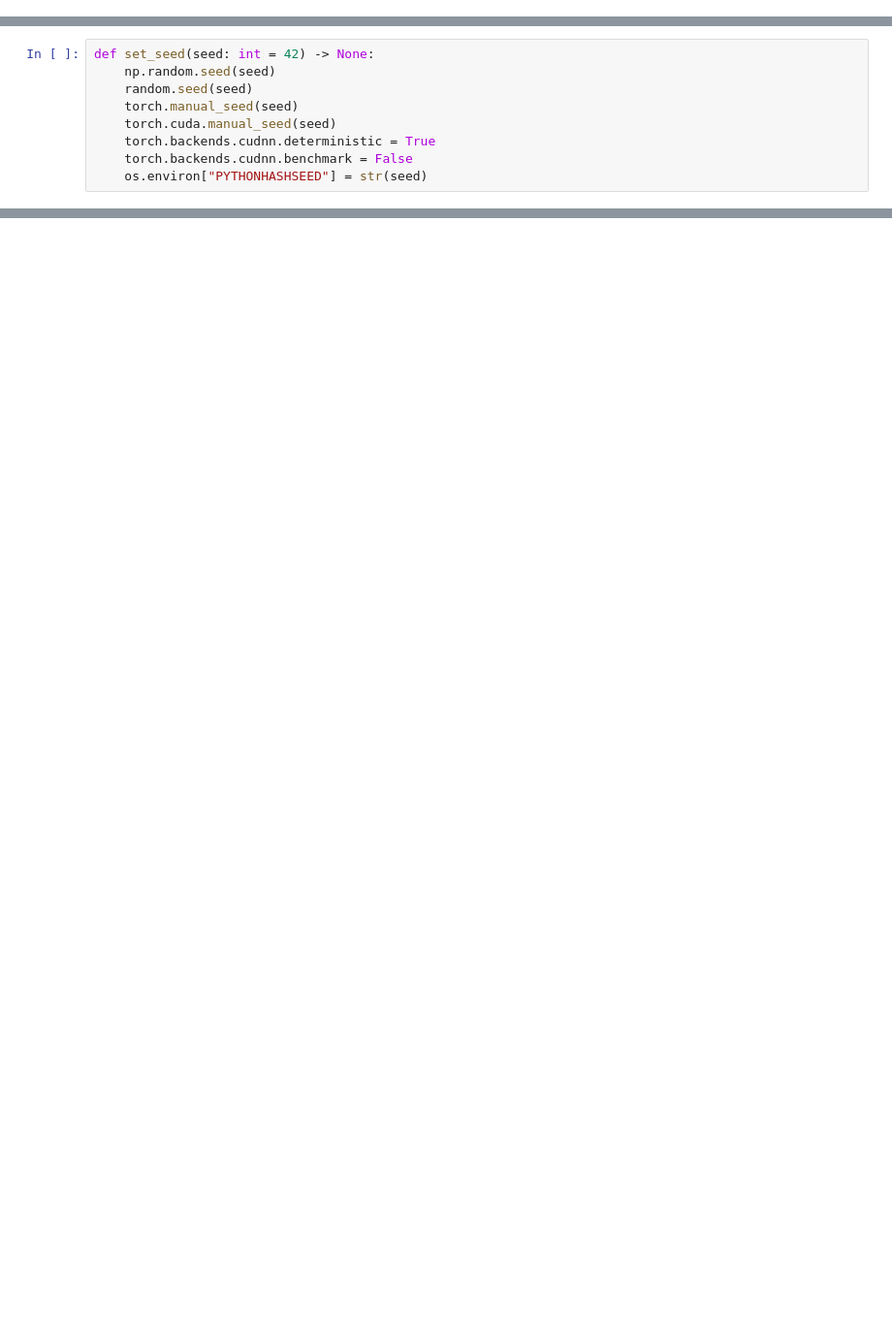
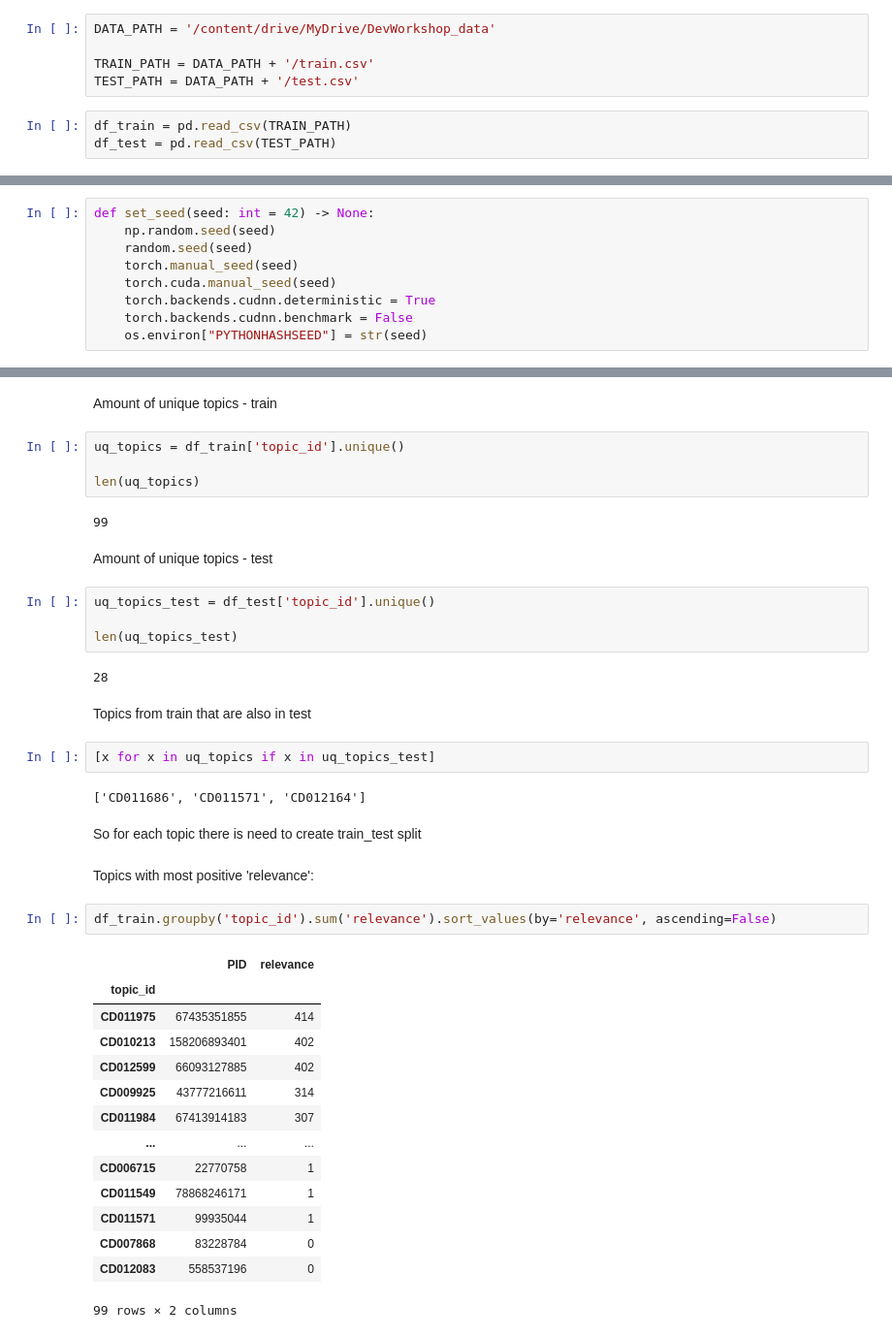
Before and after one commit to szpajak/DevWorkshopProject, a Jupyter notebook: model.ipynb, the cells around one changed output, grey strips where cells are left out. Shown: that part at 97% size. Saved outputs shown, nothing was run; the diff lists cells and outputs as text; blank space fills up the shorter version.

```diff
--- a/model.ipynb
+++ b/model.ipynb
@@ -29,0 +46,8 @@ Index(['topic_title', 'topic_objective', 'article_title', 'abstract'], dtype='ob
+# %%
+DATA_PATH = '/content/drive/MyDrive/DevWorkshop_data'
+
+TRAIN_PATH = DATA_PATH + '/train.csv'
+TEST_PATH = DATA_PATH + '/test.csv'
+# %%
+df_train = pd.read_csv(TRAIN_PATH)
+df_test = pd.read_csv(TEST_PATH)
@@ -79,0 +76,43 @@ class TextDataset(Dataset):
+# %% [markdown]
+Amount of unique topics - train
+# %%
+uq_topics = df_train['topic_id'].unique()
+
+len(uq_topics)
+# %% [output]
+99
+# %% [markdown]
+Amount of unique topics - test
+# %%
+uq_topics_test = df_test['topic_id'].unique()
+
+len(uq_topics_test)
+# %% [output]
+28
+# %% [markdown]
+Topics from train that are also in test
+# %%
+[x for x in uq_topics if x in uq_topics_test]
+# %% [output]
+['CD011686', 'CD011571', 'CD012164']
+# %% [markdown]
+So for each topic there is need to create train_test split
+# %% [markdown]
+Topics with most positive 'relevance':
+# %%
+df_train.groupby('topic_id').sum('relevance').sort_values(by='relevance', ascending=False)
+# %% [output]
+|  | PID | relevance |
+| topic_id |  |  |
+| CD011975 | 67435351855 | 414 |
+| CD010213 | 158206893401 | 402 |
+| CD012599 | 66093127885 | 402 |
+| CD009925 | 43777216611 | 314 |
+| CD011984 | 67413914183 | 307 |
+| ... | ... | ... |
+| CD006715 | 22770758 | 1 |
+| CD011549 | 78868246171 | 1 |
+| CD011571 | 99935044 | 1 |
+| CD007868 | 83228784 | 0 |
+| CD012083 | 558537196 | 0 |
+99 rows × 2 columns
```
Also changed, not shown: parts of 38 cells of this notebook.
